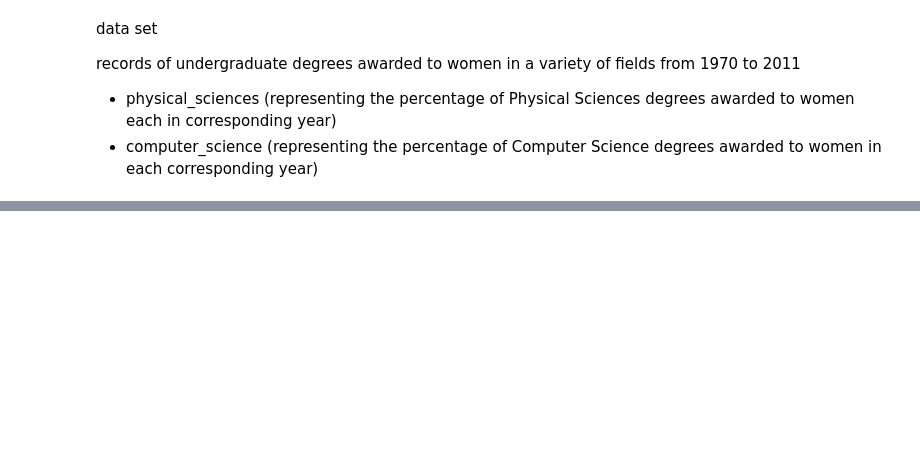
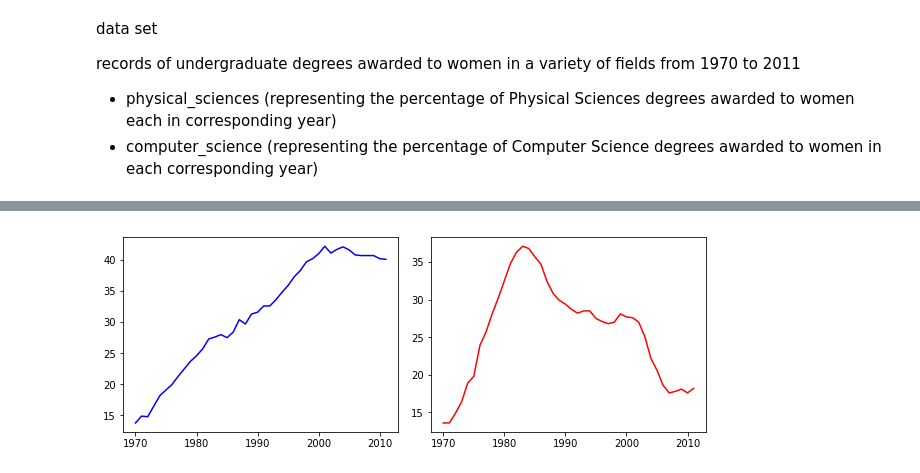
Before and after one commit to cyrsis/TensorflowPY36CPU, a Jupyter notebook: _14_Plot/Visualization.ipynb, the cells around one changed output, grey strips where cells are left out. Drawn from its saved outputs; the diff is of its cells as text; code cells hidden in the pictures; blank space fills up the shorter version.

```diff
--- a/_14_Plot/Visualization.ipynb
+++ b/_14_Plot/Visualization.ipynb
@@ -44,0 +58,19 @@ ____
+# %%
+plt.figure(figsize=[9,3])
+
+# Create plot axes for the first line plot
+plt.axes([0.05,0.05,0.425,0.9])
+
+# Plot in blue the % of degrees awarded to women in the Physical Sciences
+plt.plot(year, physical_sciences, color='blue')
+
+# Create plot axes for the second line plot
+plt.axes([0.525,0.05,0.425,0.9])
+
+# Plot in red the % of degrees awarded to women in Computer Science
+plt.plot(year, computer_science, color='red')
+
+# Display the plot
+plt.show()
+# %% [output]
+[figure, added]
```
Also changed, not shown: parts of 8 cells of this notebook.
